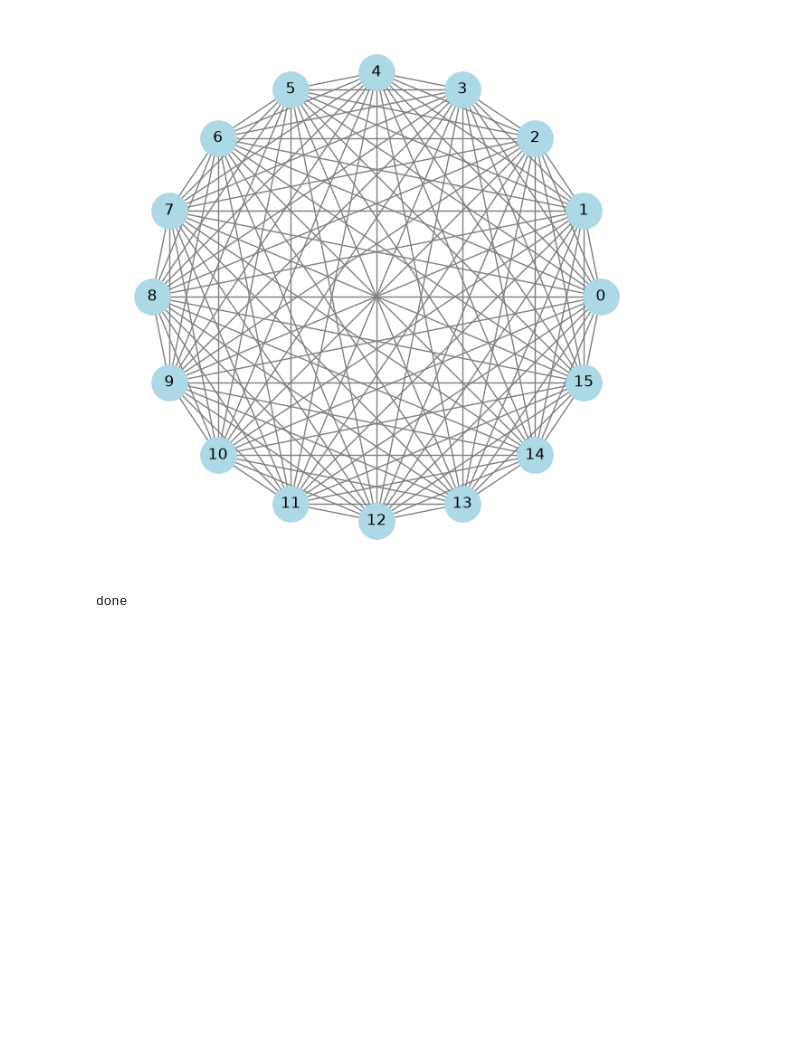
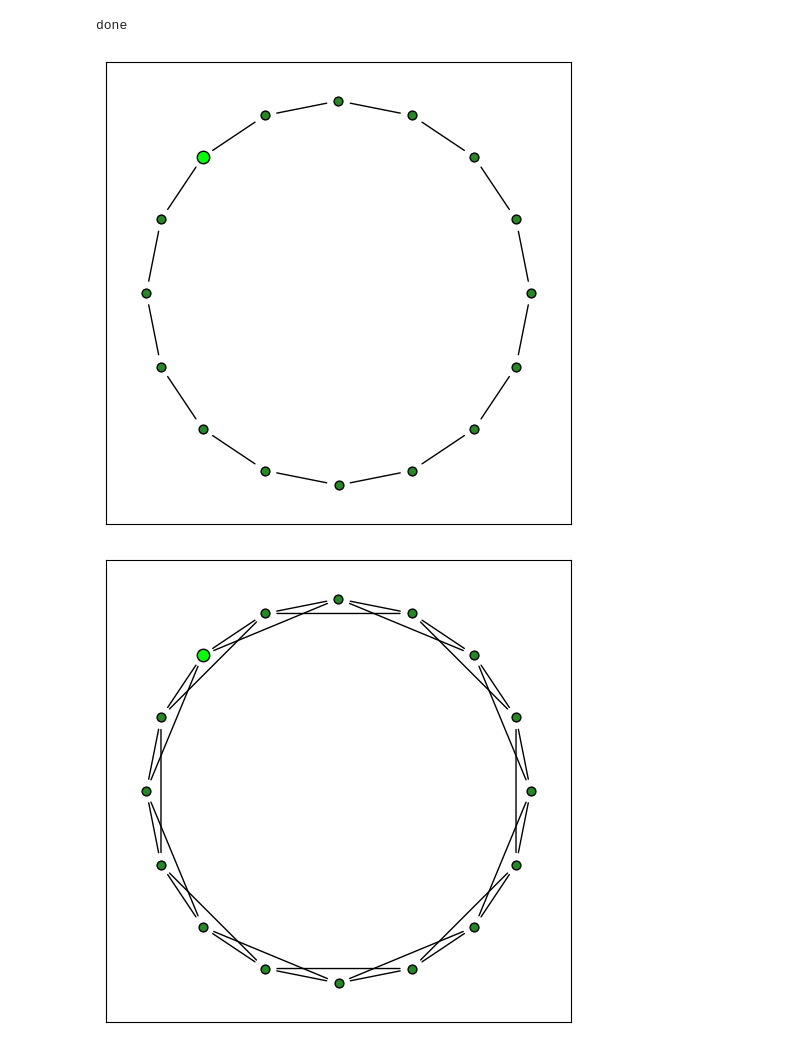
Before and after one commit to jakobgotberg/diffusion_of_innovation_in_multilayer_networks, a Jupyter notebook: regular_lattice_visualisation.ipynb, the cells around one changed output. Cells and saved outputs as stored; diff of their text form; code cells hidden in the pictures; blank space fills up the shorter version.

```diff
--- a/regular_lattice_visualisation.ipynb
+++ b/regular_lattice_visualisation.ipynb
@@ -11,36 +15,67 @@ from IPython.display import clear_output, display
 # %%
 # Create graph from adjacency matrix
 
-def run(n):
-    def draw(A):
-        clear_output(wait=True)
-        G = nx.from_numpy_array(A)
+def run(n, save=False):
+    def draw(A, highlight=[]):
+        #clear_output(wait=True)
+        G = nx.from_numpy_array(A, create_using=nx.Graph)
         pos = nx.circular_layout(G)
         plt.figure(figsize=(6, 6))
 
-        nx.draw(
-    G,
-    pos,
-    with_labels=True,
-    node_color="lightblue",
-    node_size=800,
-    edge_color="gray",
-    font_size=12
-    )
+        nx.draw_networkx_nodes(
+            G,
+            pos,
+            nodelist=[i for i in range(n) if i not in highlight],
+            #arrowstyle='-|>',
+            node_color="forestgreen",
+            node_size=40,
+            edgecolors="black",
+        )
+        nx.draw_networkx_nodes(
+            G,
+            pos,
+            nodelist=highlight,
+            #arrowstyle='-|>',
+            node_color="lime",
+            node_size=2*40,
+            edgecolors="black",
+        )
+        nx.draw_networkx_edges(
+            G,
+            pos,
+            arrows=True,
+            edgelist=list(G.edges()),
+            arrowstyle=None,
+            edge_color="black",
+            arrowsize=0
+        )
         plt.axis("equal")
-        plt.show()
+        if not save:
+            plt.show()
+        else:
+            plt.savefig(
+
+    f"pngs/plot{degree}.png",
+    format="png",
+    transparent=True,
+    bbox_inches="tight"
+
+)
     degree = 2
     while(True):
-        A = rg.regular_lattice(n, degree)
+        A = regular_lattice(n, degree)
         conn = mu.algebraic_connectivity(A)
-        draw(A)
-        time.sleep(1)
+        draw(A, highlight=[6])
+
+        if not save:
+            time.sleep(1)
         if np.isclose(conn, n):
             break
         degree += 2
     print("done")
 
-run(16)
+run(16,save=True)
 # %% [output]
+done
-[figure, old version]
+[figure, new version]
-done
+[figure, added]
```
Also changed, not shown: parts of 3 cells of this notebook, 4 other files.
